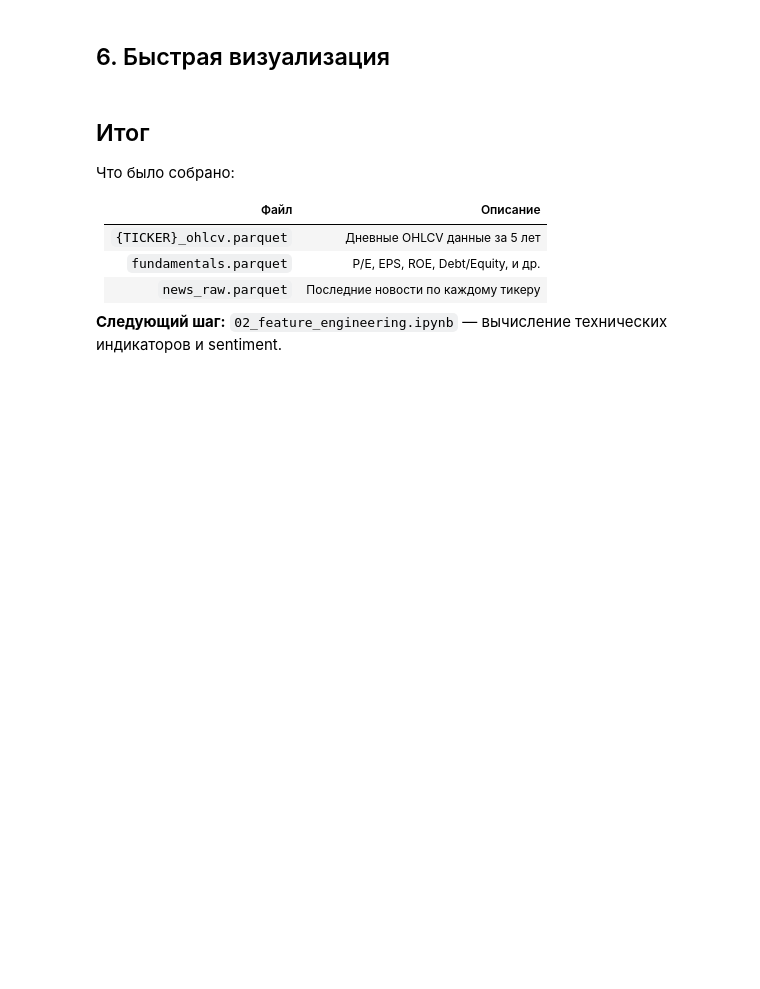
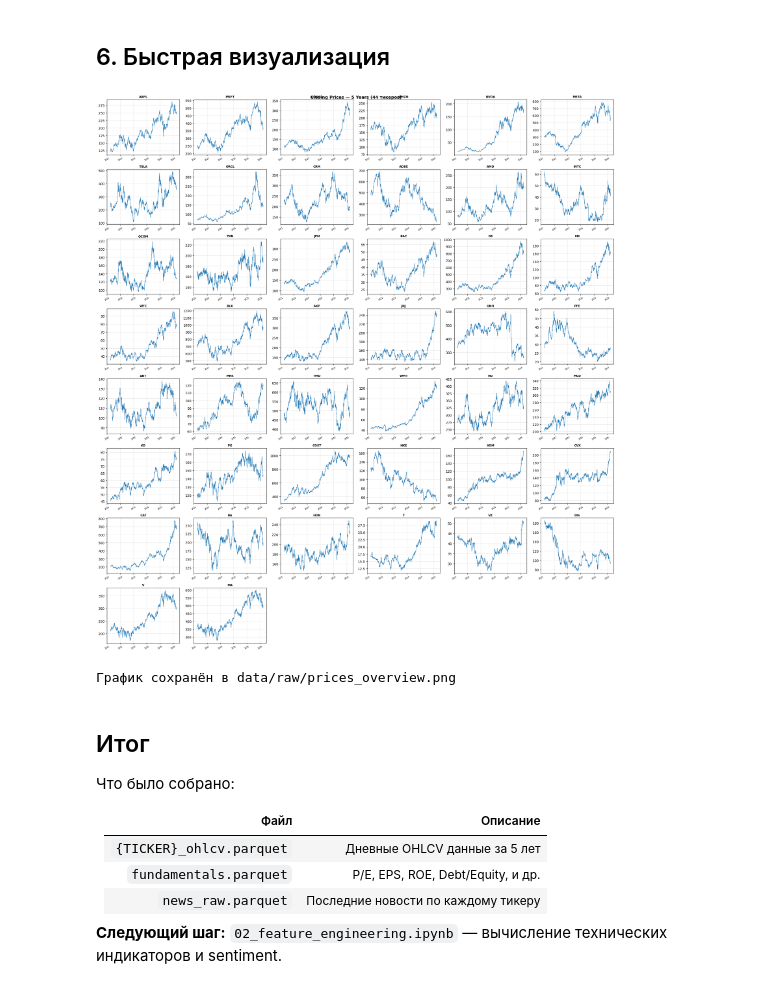
Before and after one commit to dvank1mang1/EquiSense, a Jupyter notebook: notebooks/01_data_collection.ipynb, the cells around one changed output. Cells and saved outputs as stored; diff of their text form; code cells hidden in the pictures; blank space fills up the shorter version.

```diff
--- a/notebooks/01_data_collection.ipynb
+++ b/notebooks/01_data_collection.ipynb
@@ -252,23 +445,33 @@ print(f"\nИтого файлов: {len(files)}")
 ## 6. Быстрая визуализация
 # %%
 import matplotlib.pyplot as plt
+import math
 
-fig, axes = plt.subplots(2, 5, figsize=(20, 6))
+n = len(ohlcv_data)
+n_cols = 6
+n_rows = math.ceil(n / n_cols)
+
+fig, axes = plt.subplots(n_rows, n_cols, figsize=(22, n_rows * 3))
 axes = axes.flatten()
 
 for i, (ticker, df) in enumerate(ohlcv_data.items()):
     ax = axes[i]
-    ax.plot(df.index, df["close"], linewidth=1)
-    ax.set_title(ticker, fontsize=12, fontweight="bold")
-    ax.set_xlabel("")
-    ax.tick_params(axis="x", rotation=30, labelsize=7)
+    ax.plot(df.index, df["close"], linewidth=0.8)
+    ax.set_title(ticker, fontsize=9, fontweight="bold")
+    ax.tick_params(axis="x", rotation=30, labelsize=6)
     ax.grid(alpha=0.3)
 
-plt.suptitle("Closing Prices — 5 Years", fontsize=14, fontweight="bold")
+for j in range(i + 1, len(axes)):
+    axes[j].set_visible(False)
+
+plt.suptitle(f"Closing Prices — 5 Years ({n} тикеров)", fontsize=13, fontweight="bold")
 plt.tight_layout()
-plt.savefig(RAW_DIR / "prices_overview.png", dpi=120)
+plt.savefig(RAW_DIR / "prices_overview.png", dpi=100)
 plt.show()
 print("График сохранён в data/raw/prices_overview.png")
+# %% [output]
+[figure, added]
+График сохранён в data/raw/prices_overview.png
 # %% [markdown]
 ## Итог
 
```
Also changed, not shown: parts of 12 cells of this notebook, 5 other files.
